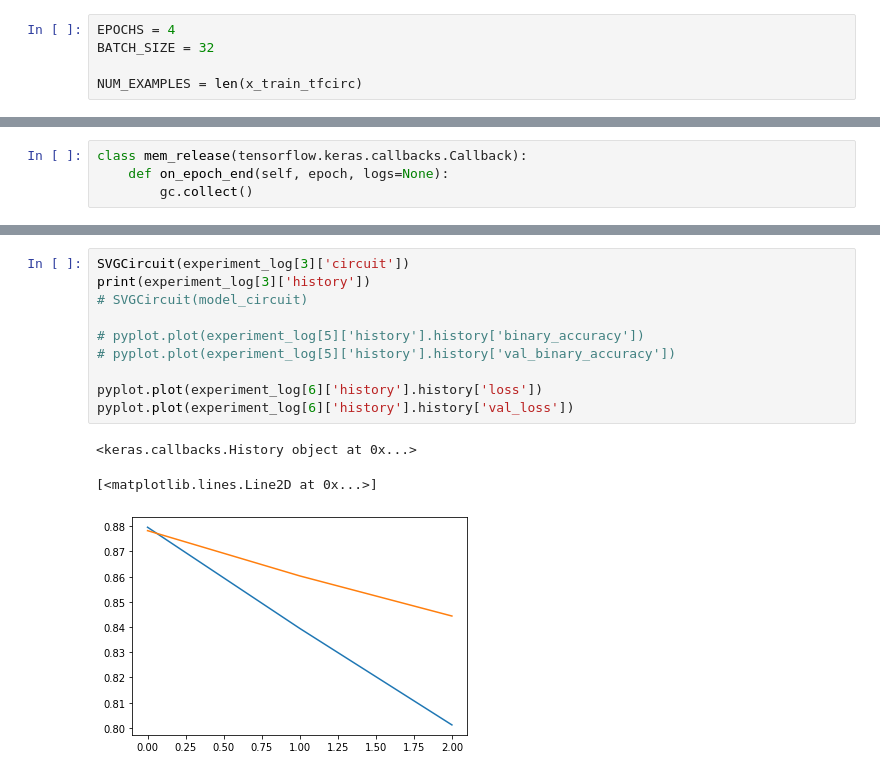
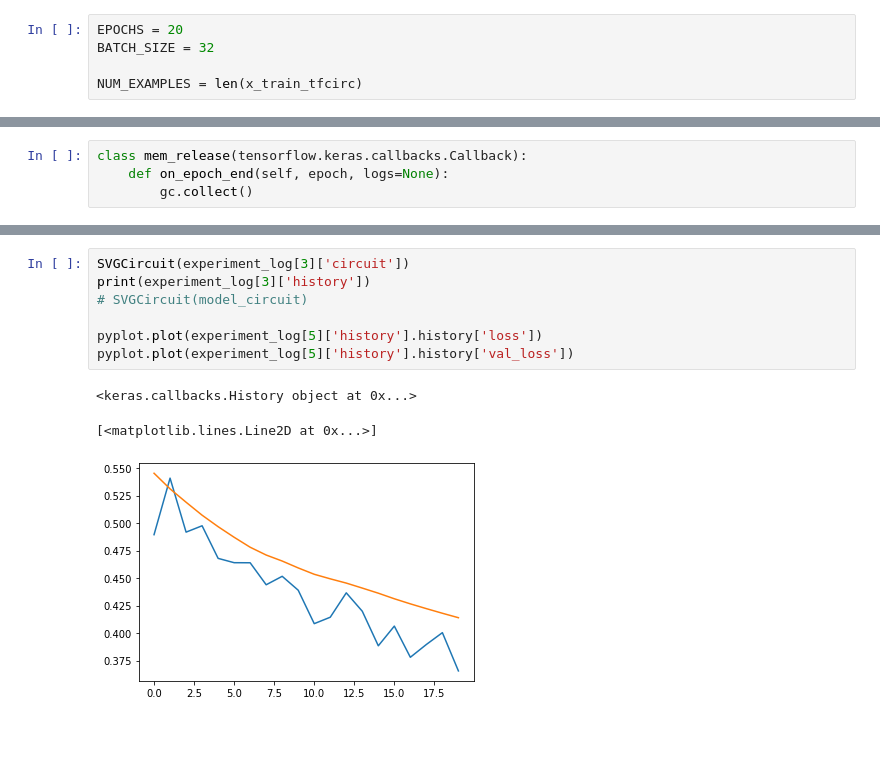
Before and after one commit to pinballsurgeon/deluxo_adjacency, a Jupyter notebook: auto_quantum_circuits.ipynb, the cells around one changed output, grey strips where cells are left out. Saved outputs shown, nothing was run; the diff lists cells and outputs as text; blank space fills up the shorter version.

```diff
--- a/auto_quantum_circuits.ipynb
+++ b/auto_quantum_circuits.ipynb
@@ -96,7 +96,7 @@ x_test_circ = [convert_to_circuit(x) for x in x_test_small]
 x_train_tfcirc = tensorflow_quantum.convert_to_tensor(x_train_circ)
 x_test_tfcirc = tensorflow_quantum.convert_to_tensor(x_test_circ)
 # %%
-EPOCHS = 4
+EPOCHS = 20
 BATCH_SIZE = 32
 
 NUM_EXAMPLES = len(x_train_tfcirc)
@@ -166,14 +166,11 @@ Epoch 3/3
 # %%
 SVGCircuit(experiment_log[3]['circuit'])
 print(experiment_log[3]['history'])
 # SVGCircuit(model_circuit)
 
-# pyplot.plot(experiment_log[5]['history'].history['binary_accuracy'])
-# pyplot.plot(experiment_log[5]['history'].history['val_binary_accuracy'])
-
-pyplot.plot(experiment_log[6]['history'].history['loss'])
-pyplot.plot(experiment_log[6]['history'].history['val_loss'])
+pyplot.plot(experiment_log[5]['history'].history['loss'])
+pyplot.plot(experiment_log[5]['history'].history['val_loss'])
 # %% [output]
 <keras.callbacks.History object at 0x...>
 [<matplotlib.lines.Line2D at 0x...>]
-[figure, old version]
+[figure, new version]
```
Also changed, not shown: parts of 1 cell of this notebook.
